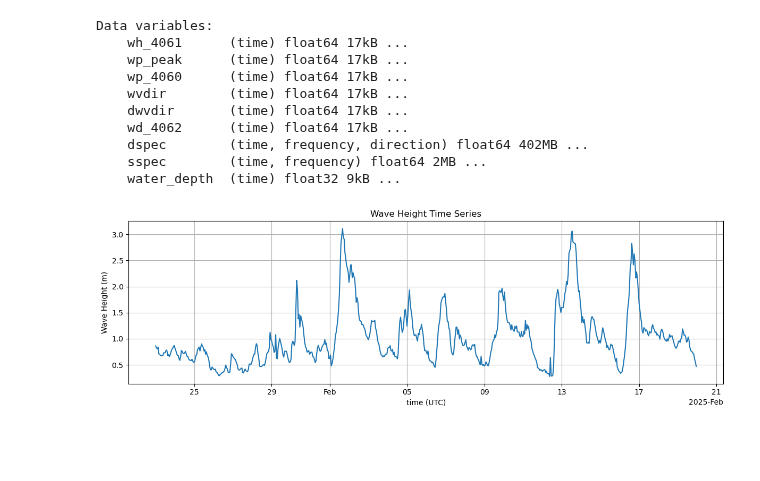
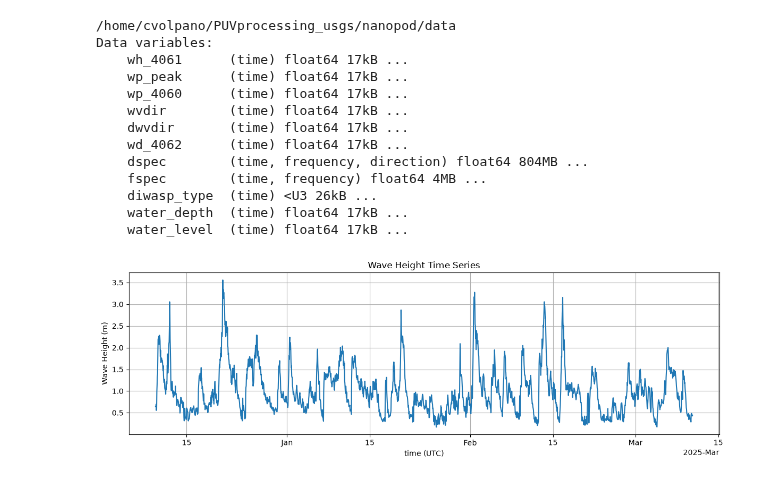
Before and after one commit to cvolpano/PUVprocessing_usgs, a Jupyter notebook: nanopod/data/Read_signature1000_netcdf.ipynb, the cells around one changed output. Cells and saved outputs as stored; diff of their text form; code cells hidden in the pictures; blank space fills up the shorter version.

Commit message:
Created Jupyter notebooks to read and plot WIS and NDBC data

```diff
--- a/nanopod/data/Read_signature1000_netcdf.ipynb
+++ b/nanopod/data/Read_signature1000_netcdf.ipynb
@@ -1,12 +13,15 @@
 # %%
 import xarray as xr
 import os
-dirpath = 'mnt/c/Users/cvolpano/CoastCam/CACO-waves/nanopod/data'
+print(os.getcwd())
+# dirpath = 'Marconi_wave-data'
 # os.chdir(dirpath)
-ds = xr.open_dataset("11751sigs_diwasp-a.nc")
+# ds = xr.open_dataset("11751sigs-a.nc")
+ds = xr.open_dataset("Marconi_wave-data/11751sigs_diwasp-a.nc")
 
 print(ds.data_vars)
 # %% [output]
+/home/cvolpano/PUVprocessing_usgs/nanopod/data
 Data variables:
     wh_4061      (time) float64 17kB ...
     wp_peak      (time) float64 17kB ...
@@ -14,37 +29,46 @@ Data variables:
     wvdir        (time) float64 17kB ...
     dwvdir       (time) float64 17kB ...
     wd_4062      (time) float64 17kB ...
-    dspec        (time, frequency, direction) float64 402MB ...
-    sspec        (time, frequency) float64 2MB ...
-    water_depth  (time) float32 9kB ...
+    dspec        (time, frequency, direction) float64 804MB ...
+    fspec        (time, frequency) float64 4MB ...
+    diwasp_type  (time) <U3 26kB ...
+    water_depth  (time) float64 17kB ...
+    water_level  (time) float64 17kB ...
 # %%
 import xarray as xr
 import matplotlib.pyplot as plt
+import os
 
+# os.chdir(dirpath)
 # ds = xr.open_dataset("11752sgt-a.nc")
-ds = xr.open_dataset("11751sigs_diwasp-a.nc")
+ds = xr.open_dataset("Marconi_wave-data/11751sigs_diwasp-a.nc")
+# ds = xr.open_dataset("11751sigs-a.nc")
 # Replace with actual variable name
-vars = ["time","wh_4061","wp_peak","wvdir","water_depth"]
+vars = ["time","wh_4061","wp_peak","wvdir","water_level","water_depth"]
 ds = ds[vars]
 
-ds_subset = ds.sel(
-    time=slice("2025-01-23", "2025-02-19")
-)
-# wl = ds_subset["water_level"]
-wh = ds_subset["wh_4061"]
+# ds_subset = ds.sel(
+#     time=slice("2025-01-23", "2025-02-19")
+# )
+# # wl = ds_subset["water_level"]
+# wh = ds_subset["wh_4061"]
+wl = ds["water_depth"]
+wh = ds["wh_4061"]
+
 plt.figure(figsize=(12,4))
 wh.plot()
 plt.ylabel("Wave Height (m)")
 plt.title("Wave Height Time Series")
 
 # plt.ylabel("Water Level (m NAVD88)")
 # plt.title("Water Level Time Series")
 
 plt.grid(True)
 plt.tight_layout()
 plt.show()
 
 # Convert the dataset to a pandas DataFrame
-df = ds_subset.to_dataframe()
+df = ds.to_dataframe()
+print(df)
 # %% [output]
-[figure, old version]
+[figure, new version]
```
Also changed, not shown: parts of 7 cells of this notebook, 9 other files.
